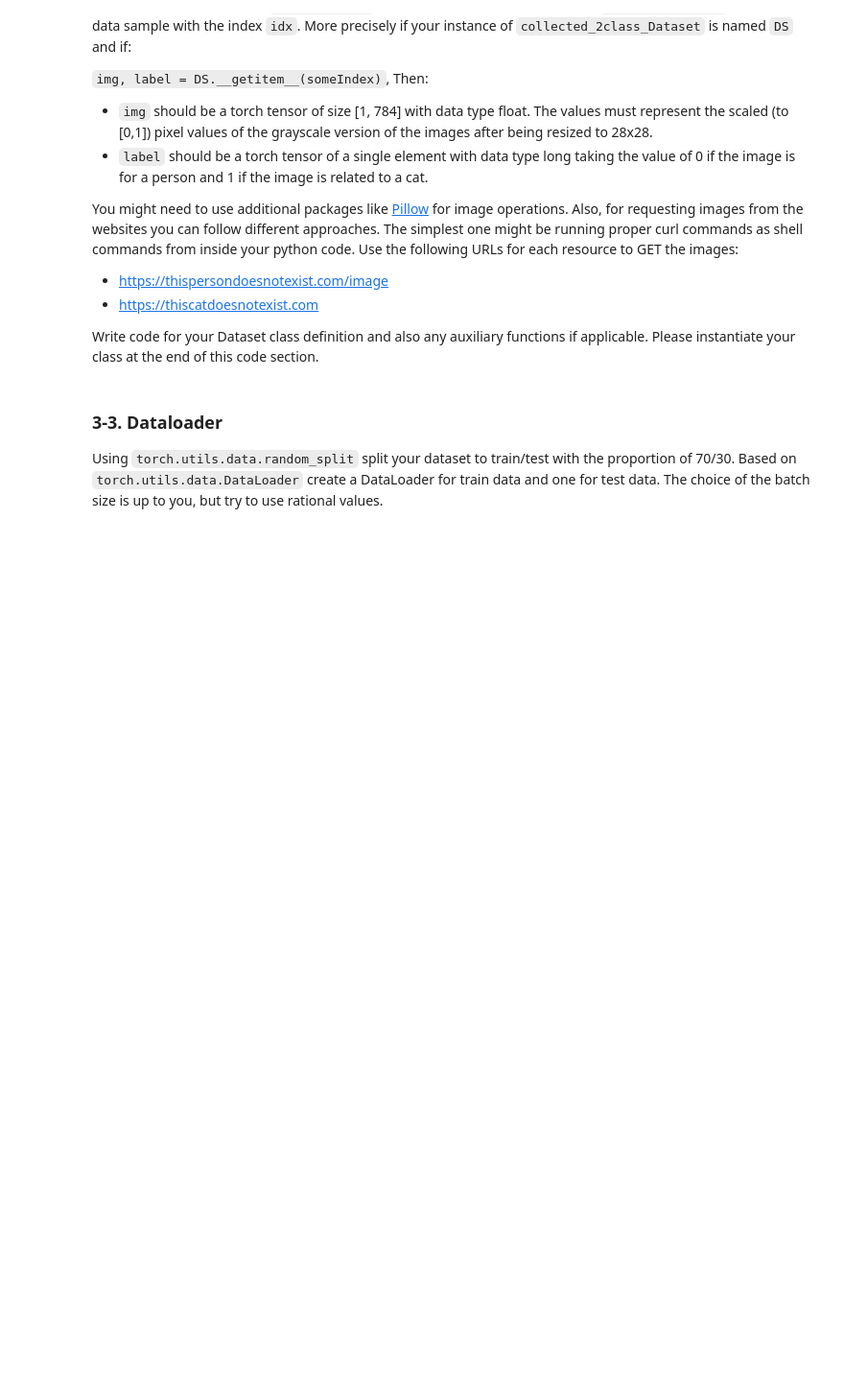
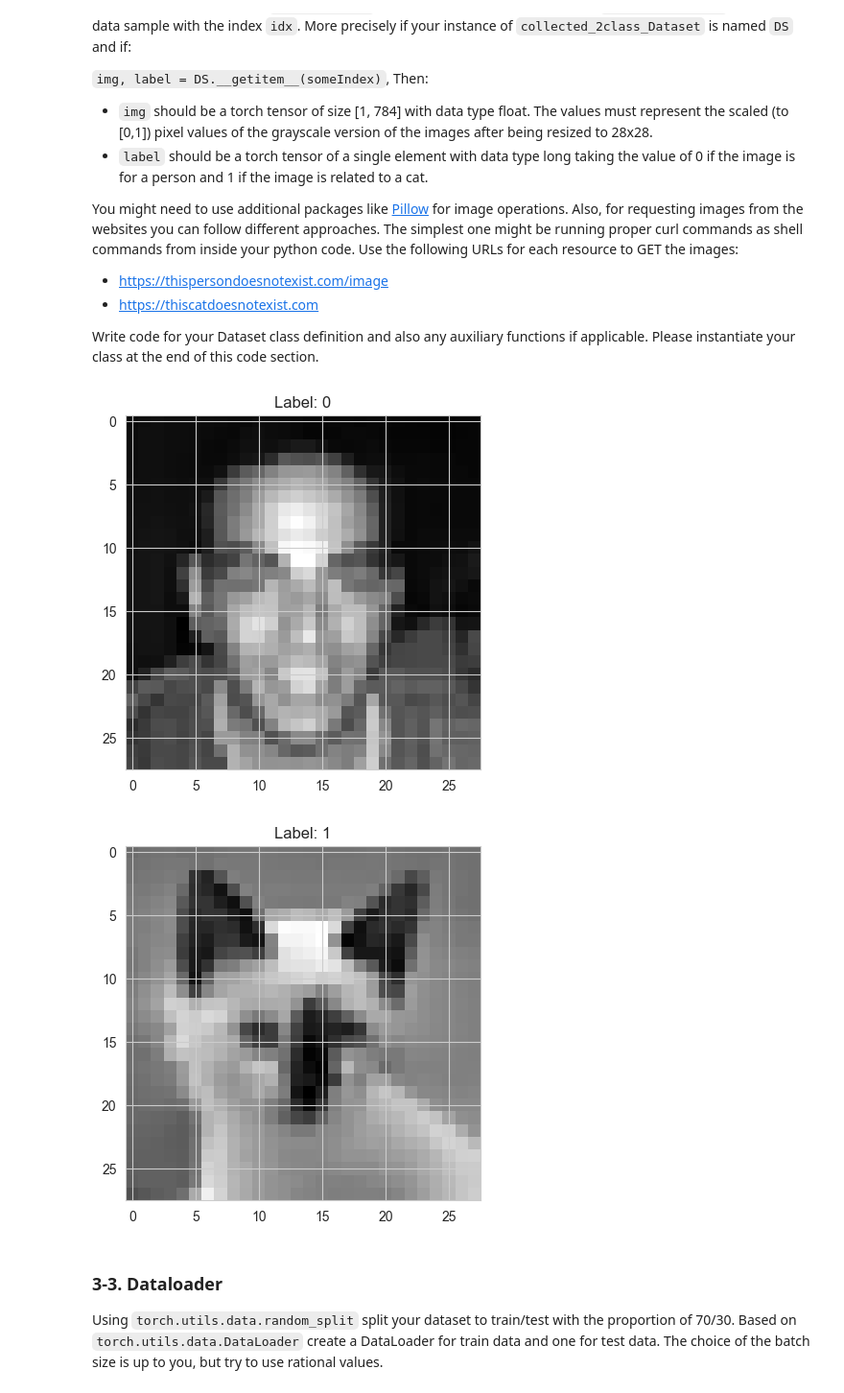
Before and after one commit to amirsoleix/exploratory-data-analysis, a Jupyter notebook: EDA-notebook.ipynb, the cells around one changed output. Shown at 96% size. Drawn from its saved outputs; the diff is of its cells as text; code cells hidden in the pictures; blank space fills up the shorter version.

Commit message:
Add cat or person using PyTorch

```diff
--- a/EDA-notebook.ipynb
+++ b/EDA-notebook.ipynb
@@ -747,7 +788,7 @@ Our algorithm is able to classify the articles with a high accuracy. The confusi
 # Inspect the most important features of the random forest classifier
 importances = rf.feature_importances_
 indices = np.argsort(importances)[::-1]
-features = vectorizer.get_feature_names()
+features = vectorizer.get_feature_names_out()
 print('Top 20 most important features:')
 for i in range(20):
     print('{}. {} ({:.2f}%)'.format(i+1, features[indices[i]], importances[indices[i]]*100))
@@ -804,7 +865,50 @@ You might need to use additional packages like [Pillow](https://pypi.org/project
 
 Write code for your Dataset class definition and also any auxiliary functions if applicable. Please instantiate your class at the end of this code section.
 # %%
-# Your code for section 3.2
+import requests
+from io import BytesIO
+from PIL import Image
+
+class collected_2class_Dataset(torch.utils.data.Dataset):
+    def __init__(self):
+        # Send 50 requests to the API and store the responses in a list
+        self.images = []
+        for i in range(50):
+            response = requests.get('https://thispersondoesnotexist.com/image')
+            # Resize the image to 28x28 pixels and convert it to grayscale
+            img = Image.open(BytesIO(response.content)).resize((28, 28)).convert('L')
+            img = torchvision.transforms.ToTensor()(img)
+            img = torchvision.transforms.Normalize((0.15,), (0.3,))(img)
+            self.images.append((img, 0))
+            response = requests.get('https://thiscatdoesnotexist.com/')
+            # Resize the image to 28x28 pixels and convert it to grayscale
+            img = Image.open(BytesIO(response.content)).resize((28, 28)).convert('L')
+            img = torchvision.transforms.ToTensor()(img)
+            img = torchvision.transforms.Normalize((0.15,), (0.3,))(img)
+            self.images.append((img, 1))
+
+    def __len__(self):
+        return len(self.images)
+
+    def __getitem__(self, idx):
+        return self.images[idx]
+# %%
+# Instantiate the collected_2class_Dataset class named DS
+DS = collected_2class_Dataset()
+# %%
+# Get the first two images and their labels and display them
+img, label = DS[0]
+plt.imshow(img[0], cmap='gray')
+plt.title('Label: {}'.format(label))
+plt.show()
+
+img, label = DS[1]
+plt.imshow(img[0], cmap='gray')
+plt.title('Label: {}'.format(label))
+plt.show()
+# %% [output]
+[figure, added]
+[figure, added]
 # %% [markdown]
 ### 3-3. Dataloader
 Using `torch.utils.data.random_split` split your dataset to train/test with the proportion of 70/30. Based on `torch.utils.data.DataLoader` create a DataLoader for train data and one for test data. The choice of the batch size is up to you, but try to use rational values.
```
Also changed, not shown: parts of 12 cells of this notebook.
